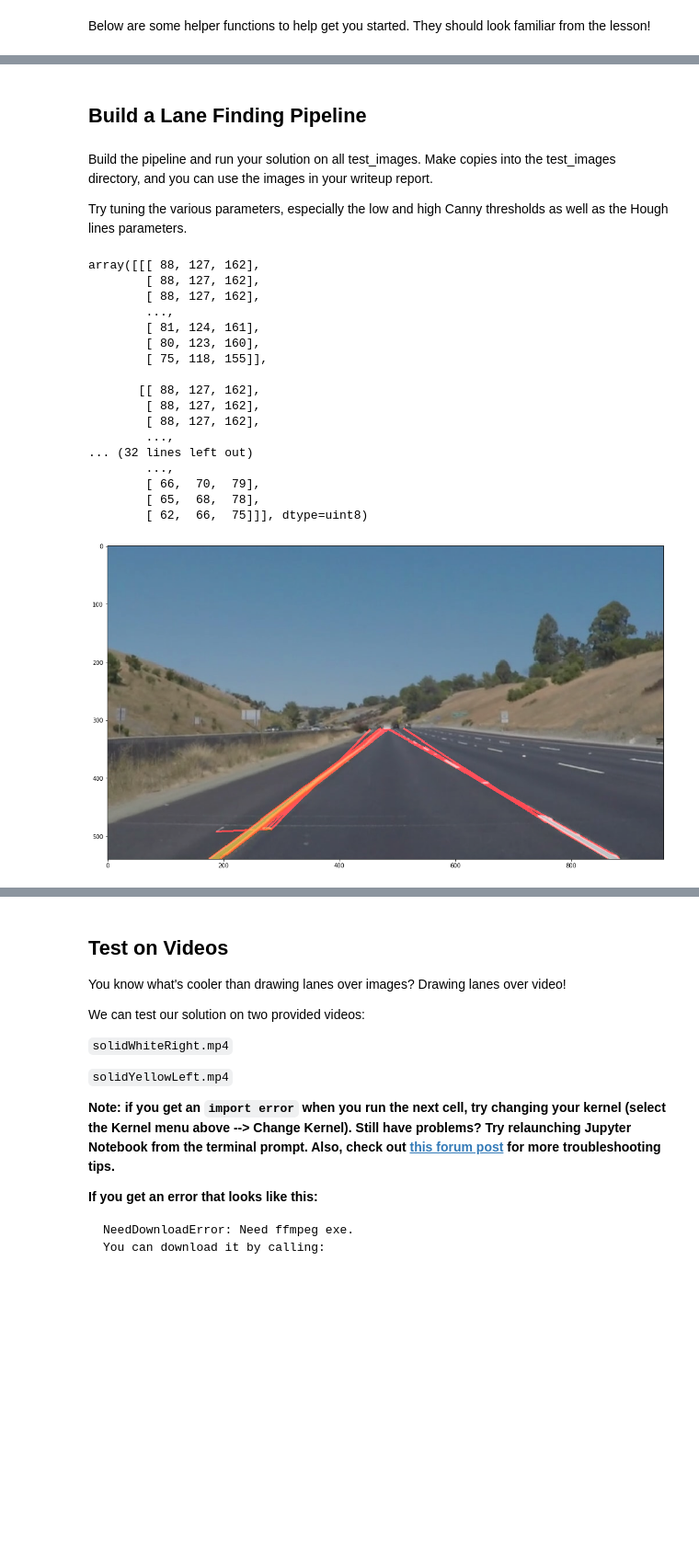
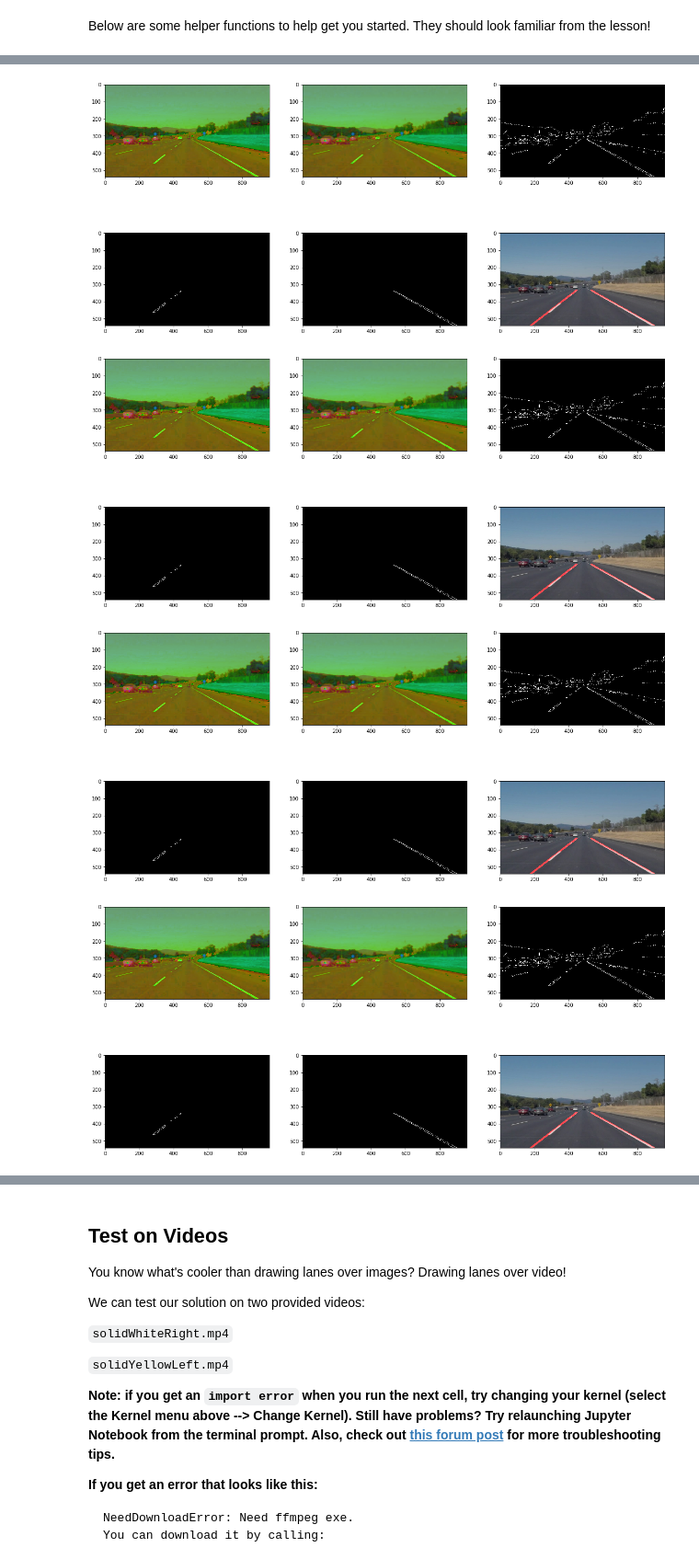
Before and after one commit to Nazanin1369/LaneLinesDetection, a Jupyter notebook: P1.ipynb, the cells around one changed output, grey strips where cells are left out. Shown at 92% size. Drawn from its saved outputs; the diff is of its cells as text; code cells hidden in the pictures; blank space fills up the shorter version.

```diff
--- a/P1.ipynb
+++ b/P1.ipynb
@@ -227,68 +250,0 @@ os.listdir("test_images/")
-# %% [markdown]
-## Build a Lane Finding Pipeline
-# %% [markdown]
-Build the pipeline and run your solution on all test_images. Make copies into the test_images directory, and you can use the images in your writeup report.
-
-Try tuning the various parameters, especially the low and high Canny thresholds as well as the Hough lines parameters.
-# %%
-# TODO: Build your pipeline that will draw lane lines on the test_images
-# then save them to the test_images directory.
-
-def identify_lane_lines(image):
-    ### Params for region of interest
-    bot_left = [80, 540]
-    bot_right = [980, 540]
-    apex_right = [510, 315]
-    apex_left = [450, 315]
-    v = [np.array([bot_left, bot_right, apex_right, apex_left], dtype=np.int32)]
-
-    # Params for Hough lines
-    rho = 2 # distance resolution in pixels of the Hough grid
-    theta = np.pi/180 # angular resolution in radians of the Hough grid
-    threshold = 25     # minimum number of votes (intersections in Hough grid cell)
-    min_line_len = 50 #minimum number of pixels making up a line
-    max_line_gap = 200    # maximum gap in pixels between connectable line segments
-
-
-    ### Run canny edge dection and mask region of interest
-    gray = grayscale(image)
-    plt.imshow(gray, cmap='gray')
-
-    blur = gaussian_blur(gray, 7)
-    #plt.imshow(blur)
-    edge = canny(blur, 50, 150)
-    #plt.imshow(edge)
-    mask = region_of_interest(edge, v)
-    plt.imshow(mask)
-
-    ### Run Hough Lines and separate by +/- slope
-    line_img = hough_lines(mask, rho, theta, threshold, min_line_len, max_line_gap)
-
-    ### Draw lines and return final image
-    final = weighted_img(line_img, image)
-
-
-    plt.imshow(final)
-
-    return final
-
-identify_lane_lines(image)
-# %% [output]
-array([[[ 88, 127, 162],
-        [ 88, 127, 162],
-        [ 88, 127, 162],
-        ...,
-        [ 81, 124, 161],
-        [ 80, 123, 160],
-        [ 75, 118, 155]],
-
-       [[ 88, 127, 162],
-        [ 88, 127, 162],
-        [ 88, 127, 162],
-        ...,
-... (32 lines left out)
-        ...,
-        [ 66,  70,  79],
-        [ 65,  68,  78],
-        [ 62,  66,  75]]], dtype=uint8)
-[figure, removed]
@@ -294,0 +348,8 @@ array([[[ 88, 127, 162],
+# %%
+for test_image in os.listdir("test_images/"):
+    pipelined.append(build_pipeline(img, Print=True))
+# %% [output]
+[figure, added]
+[figure, added]
+[figure, added]
+[figure, added]
```
Also changed, not shown: parts of 17 cells of this notebook, 3 other files.
